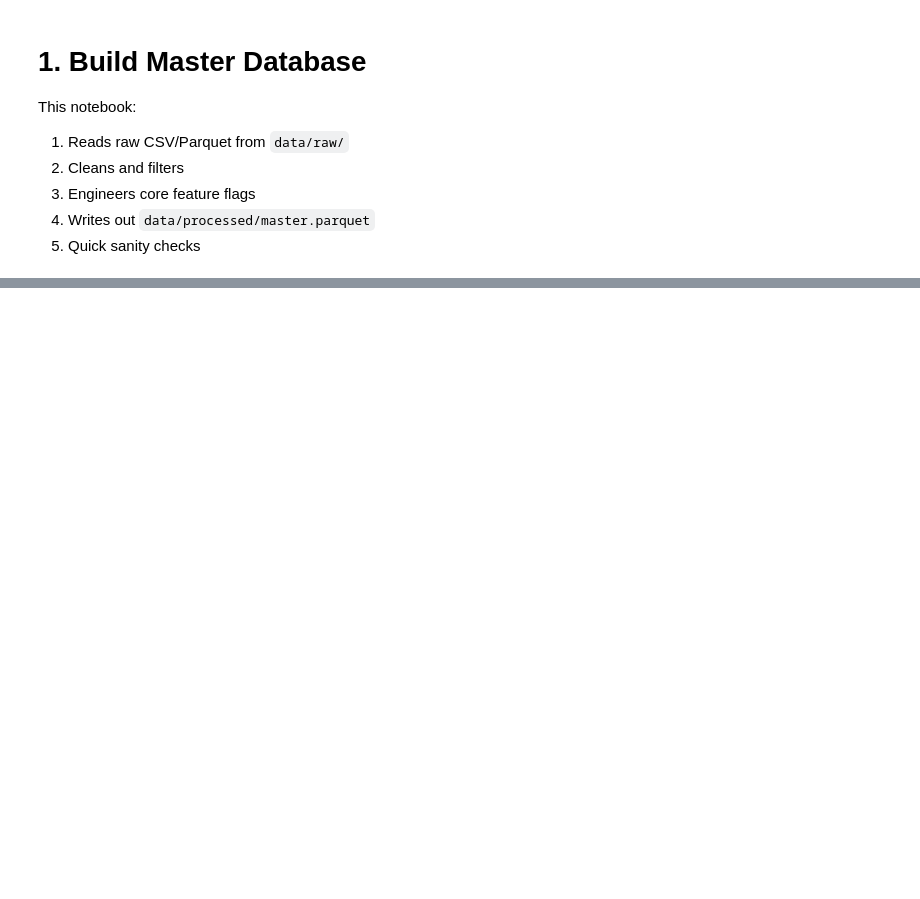
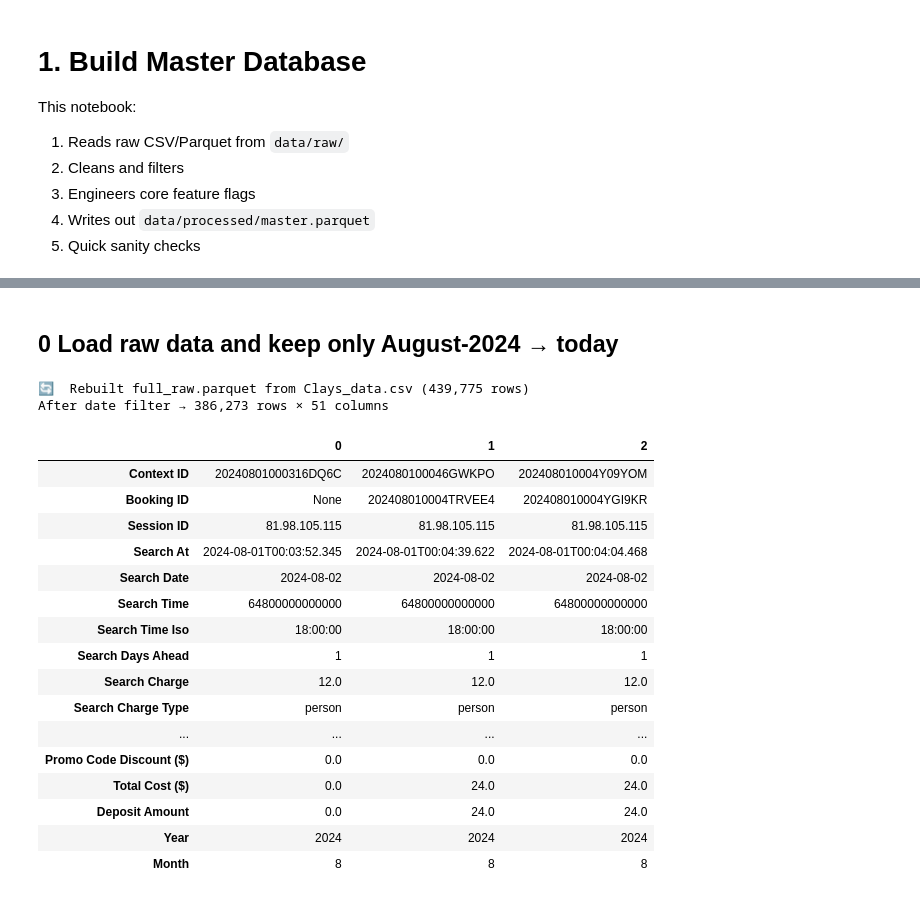
Before and after one commit to mcarvalhosa/Clays_LondonLAB_Project, a Jupyter notebook: code/1_ingest.ipynb, the cells around one changed output, grey strips where cells are left out. Saved outputs shown, nothing was run; the diff lists cells and outputs as text; code cells hidden in the pictures; blank space fills up the shorter version.

```diff
--- a/code/1_ingest.ipynb
+++ b/code/1_ingest.ipynb
@@ -224,0 +22,43 @@ Changed $ to £ in column names
+# %% [markdown]
+## 0 Load raw data and keep only August-2024 → today
+# %%
+RAW_DIR   = Path("../data/raw")
+PROC_DIR  = Path("../data/processed")
+RAW_CSV   = RAW_DIR / "Clays_data.csv"
+RAW_PQ    = RAW_DIR / "full_raw.parquet"
+
+# 0a.  Re-build parquet from the latest CSV (overwrites)
+df = pd.read_csv(RAW_CSV)
+df.to_parquet(RAW_PQ, index=False)
+print(f"🔄  Rebuilt {RAW_PQ.name} from {RAW_CSV.name} ({len(df):,} rows)")
+
+# 0b.  Work from the parquet for speed
+df = pd.read_parquet(RAW_PQ)
+
+
+
+# 0c.  keep Aug-24 and newer
+df = df[~((df["Year"] == 2024) & (df["Month"] < 8))].reset_index(drop=True)
+
+print(f"After date filter → {len(df):,} rows × {df.shape[1]} columns")
+display(df.iloc[:3].T)      # transpose = easiest schema sanity-check
+# %% [output]
+🔄  Rebuilt full_raw.parquet from Clays_data.csv (439,775 rows)
+After date filter → 386,273 rows × 51 columns
+|  | 0 | 1 | 2 |
+| Context ID | 20240801000316DQ6C | 2024080100046GWKPO | 202408010004Y09YOM |
+| Booking ID | None | 202408010004TRVEE4 | 202408010004YGI9KR |
+| Session ID | 81.98.105.115 | 81.98.105.115 | 81.98.105.115 |
+| Search At | 2024-08-01T00:03:52.345 | 2024-08-01T00:04:39.622 | 2024-08-01T00:04:04.468 |
+| Search Date | 2024-08-02 | 2024-08-02 | 2024-08-02 |
+| Search Time | 64800000000000 | 64800000000000 | 64800000000000 |
+| Search Time Iso | 18:00:00 | 18:00:00 | 18:00:00 |
+| Search Days Ahead | 1 | 1 | 1 |
+| Search Charge | 12.0 | 12.0 | 12.0 |
+| Search Charge Type | person | person | person |
+| ... | ... | ... | ... |
+| Promo Code Discount ($) | 0.0 | 0.0 | 0.0 |
+| Total Cost ($) | 0.0 | 24.0 | 24.0 |
+| Deposit Amount | 0.0 | 24.0 | 24.0 |
+| Year | 2024 | 2024 | 2024 |
+| Month | 8 | 8 | 8 |
```
Also changed, not shown: parts of 34 cells of this notebook, 4 other files.
